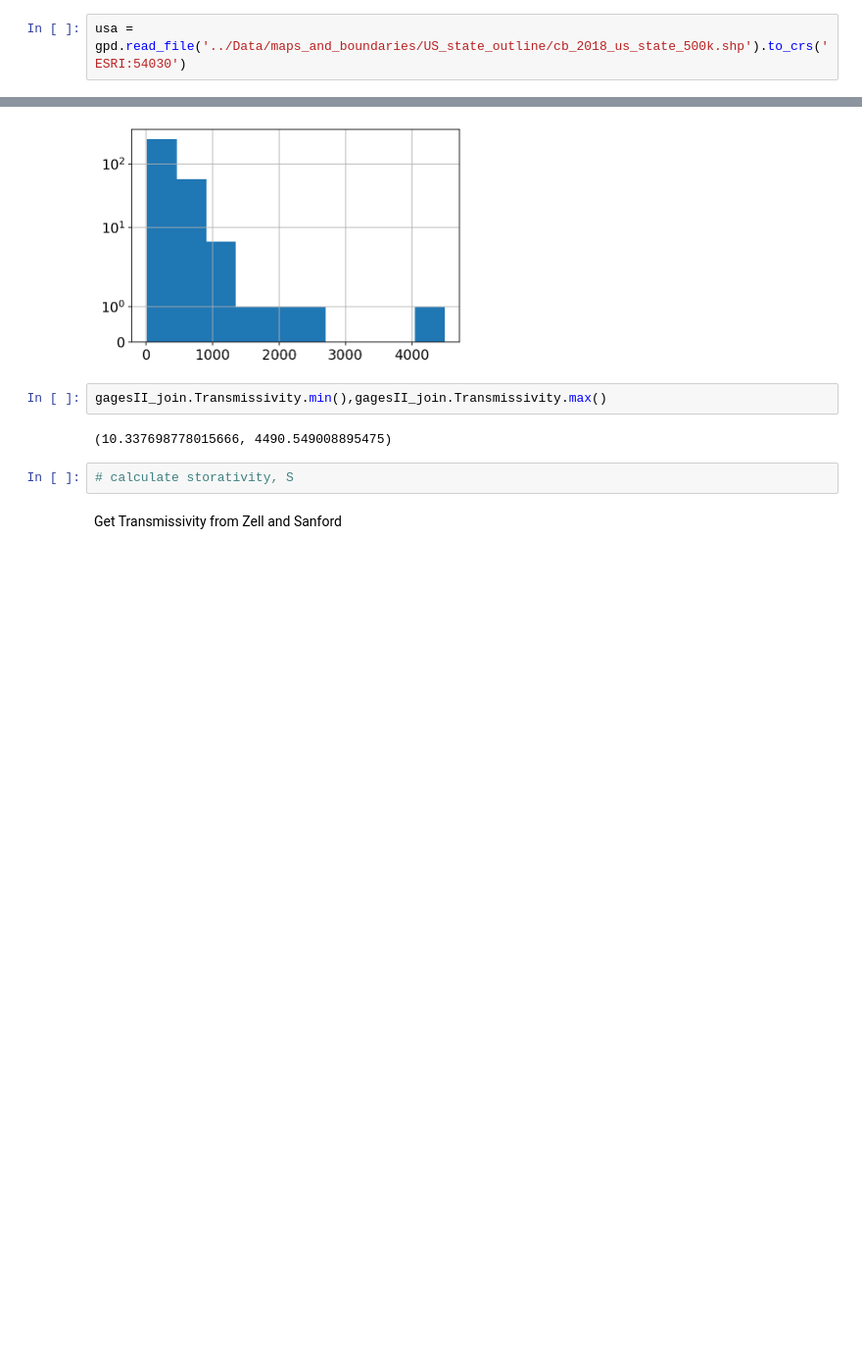
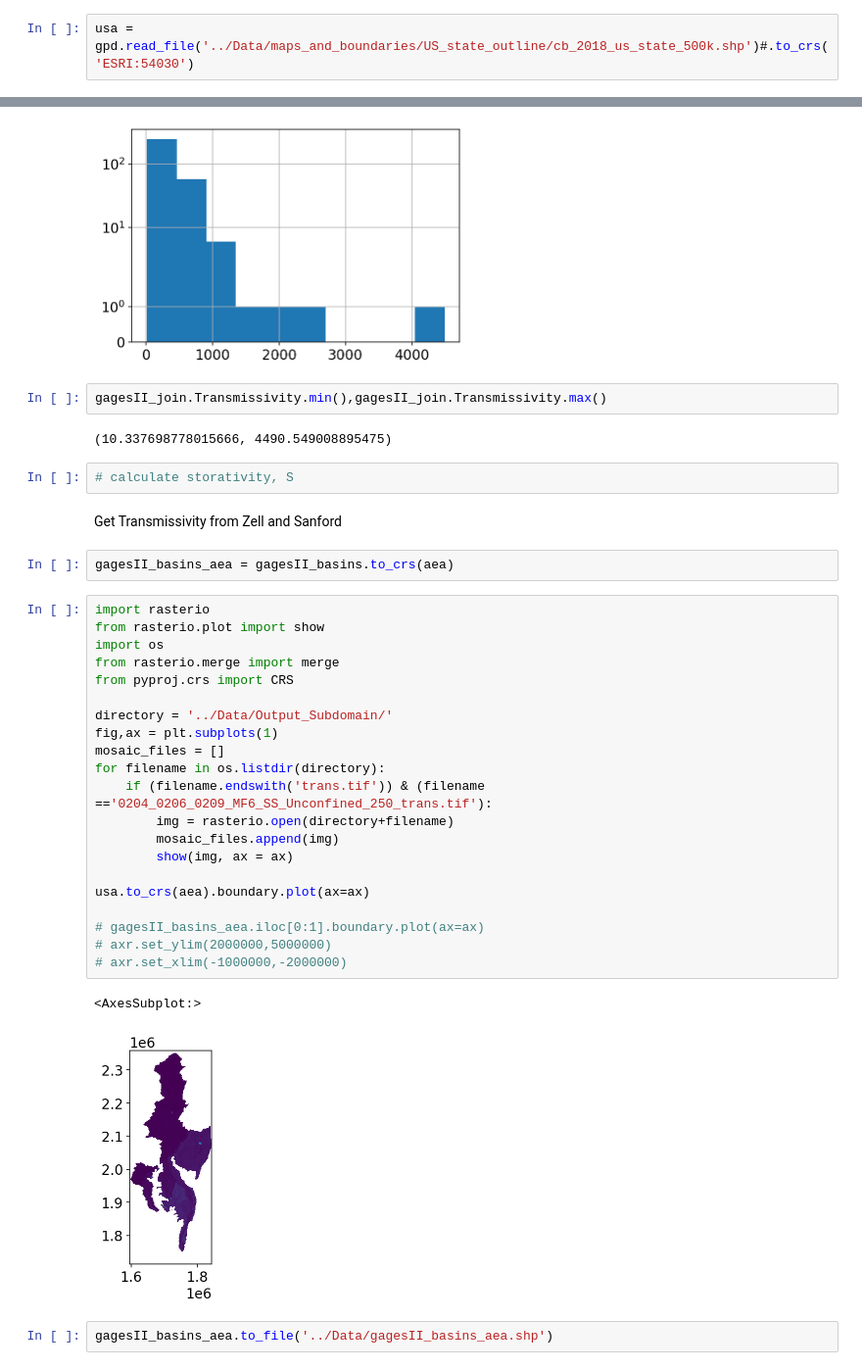
Before and after one commit to lapidesd/streamflow_depletion_metrics_replacement, a Jupyter notebook: Code/aquifer_params.ipynb, the cells around one changed output, grey strips where cells are left out. Shown: that part at 98% size. Cells and saved outputs as stored; diff of their text form; blank space fills up the shorter version.

Commit message:
transmissivity data

```diff
--- a/Code/aquifer_params.ipynb
+++ b/Code/aquifer_params.ipynb
@@ -13,7 +13,7 @@ glhymps = glhymps.to_crs('ESRI:54030')
 glhymps['geomx'] = glhymps.geometry.centroid.x
 glhymps['geomy'] = glhymps.geometry.centroid.y
 # %%
-usa = gpd.read_file('../Data/maps_and_boundaries/US_state_outline/cb_2018_us_state_500k.shp').to_crs('ESRI:54030')
+usa = gpd.read_file('../Data/maps_and_boundaries/US_state_outline/cb_2018_us_state_500k.shp')#.to_crs('ESRI:54030')
 # %%
 glhymps_usa = glhymps[(glhymps.geomx>-1.25e7) &
        (glhymps.geomx<-0.5e7) &
@@ -422,5 +422,33 @@ gagesII_join.Transmissivity.min(),gagesII_join.Transmissivity.max()
 (10.337698778015666, 4490.549008895475)
 # %%
 # calculate storativity, S
-# %% [markdown]
-Get Transmissivity from Zell and Sanford
+# %% [markdown]
+Get Transmissivity from Zell and Sanford
+# %%
+gagesII_basins_aea = gagesII_basins.to_crs(aea)
+# %%
+import rasterio
+from rasterio.plot import show
+import os
+from rasterio.merge import merge
+from pyproj.crs import CRS
+
+directory = '../Data/Output_Subdomain/'
+fig,ax = plt.subplots(1)
+mosaic_files = []
+for filename in os.listdir(directory):
+    if (filename.endswith('trans.tif')) & (filename =='0204_0206_0209_MF6_SS_Unconfined_250_trans.tif'):
+        img = rasterio.open(directory+filename)
+        mosaic_files.append(img)
+        show(img, ax = ax)
+
+usa.to_crs(aea).boundary.plot(ax=ax)
+
+# gagesII_basins_aea.iloc[0:1].boundary.plot(ax=ax)
+# axr.set_ylim(2000000,5000000)
+# axr.set_xlim(-1000000,-2000000)
+# %% [output]
+<AxesSubplot:>
+[figure, added]
+# %%
+gagesII_basins_aea.to_file('../Data/gagesII_basins_aea.shp')
```
Also changed, not shown: parts of 9 cells of this notebook, 1 other file.
